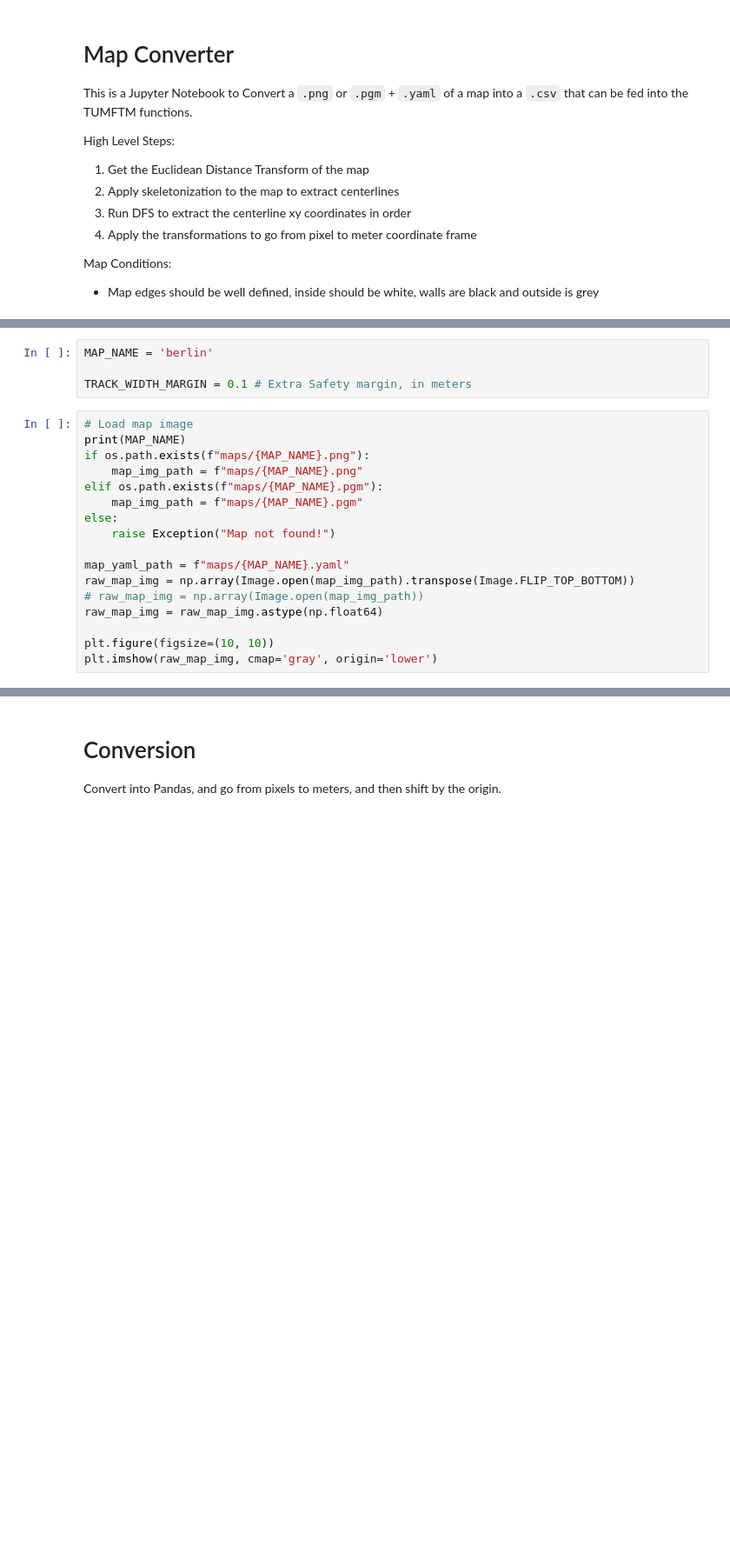
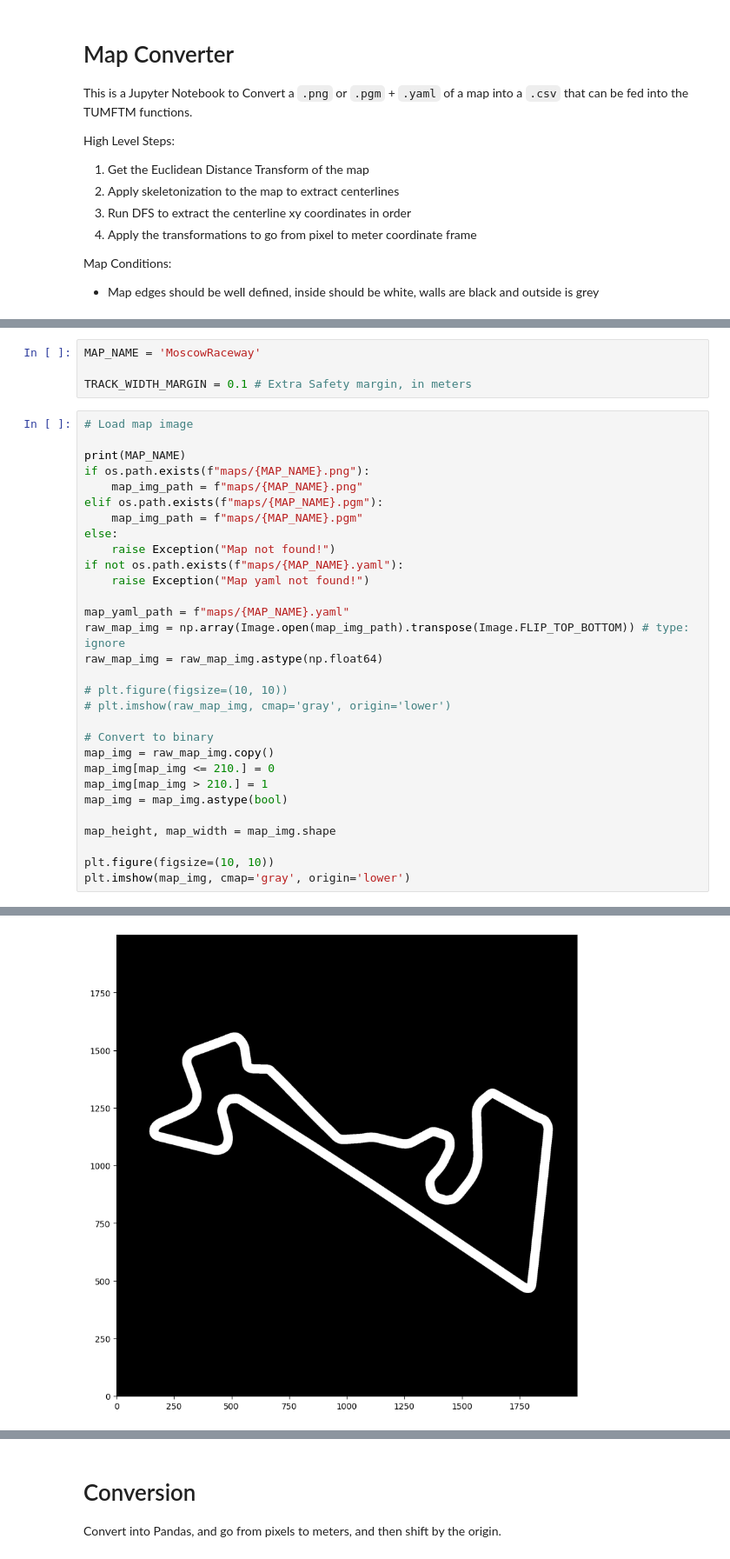
Before and after one commit to WVU-F1Tenth/Raceline-Optimization, a Jupyter notebook: map_converter.ipynb, the cells around one changed output, grey strips where cells are left out. Shown at 87% size. Cells and saved outputs as stored; diff of their text form; blank space fills up the shorter version.

```diff
--- a/map_converter.ipynb
+++ b/map_converter.ipynb
@@ -23,9 +31,10 @@ import os
 # %%
-MAP_NAME = 'berlin'
+MAP_NAME = 'MoscowRaceway'
 
 TRACK_WIDTH_MARGIN = 0.1 # Extra Safety margin, in meters
 # %%
 # Load map image
+
 print(MAP_NAME)
 if os.path.exists(f"maps/{MAP_NAME}.png"):
     map_img_path = f"maps/{MAP_NAME}.png"
@@ -33,11 +42,24 @@ elif os.path.exists(f"maps/{MAP_NAME}.pgm"):
     map_img_path = f"maps/{MAP_NAME}.pgm"
 else:
     raise Exception("Map not found!")
+if not os.path.exists(f"maps/{MAP_NAME}.yaml"):
+    raise Exception("Map yaml not found!")
 
 map_yaml_path = f"maps/{MAP_NAME}.yaml"
-raw_map_img = np.array(Image.open(map_img_path).transpose(Image.FLIP_TOP_BOTTOM))
-# raw_map_img = np.array(Image.open(map_img_path))
+raw_map_img = np.array(Image.open(map_img_path).transpose(Image.FLIP_TOP_BOTTOM)) # type: ignore
 raw_map_img = raw_map_img.astype(np.float64)
 
+# plt.figure(figsize=(10, 10))
+# plt.imshow(raw_map_img, cmap='gray', origin='lower')
+
+# Convert to binary
+map_img = raw_map_img.copy()
+map_img[map_img <= 210.] = 0
+map_img[map_img > 210.] = 1
+map_img = map_img.astype(bool)
+
+map_height, map_width = map_img.shape
+
 plt.figure(figsize=(10, 10))
-plt.imshow(raw_map_img, cmap='gray', origin='lower')
+plt.imshow(map_img, cmap='gray', origin='lower')
+# %% [output]
@@ -43,0 +68 @@ plt.imshow(raw_map_img, cmap='gray', origin='lower')
+[figure, added]
```
Also changed, not shown: parts of 16 cells of this notebook, 2 other files.
